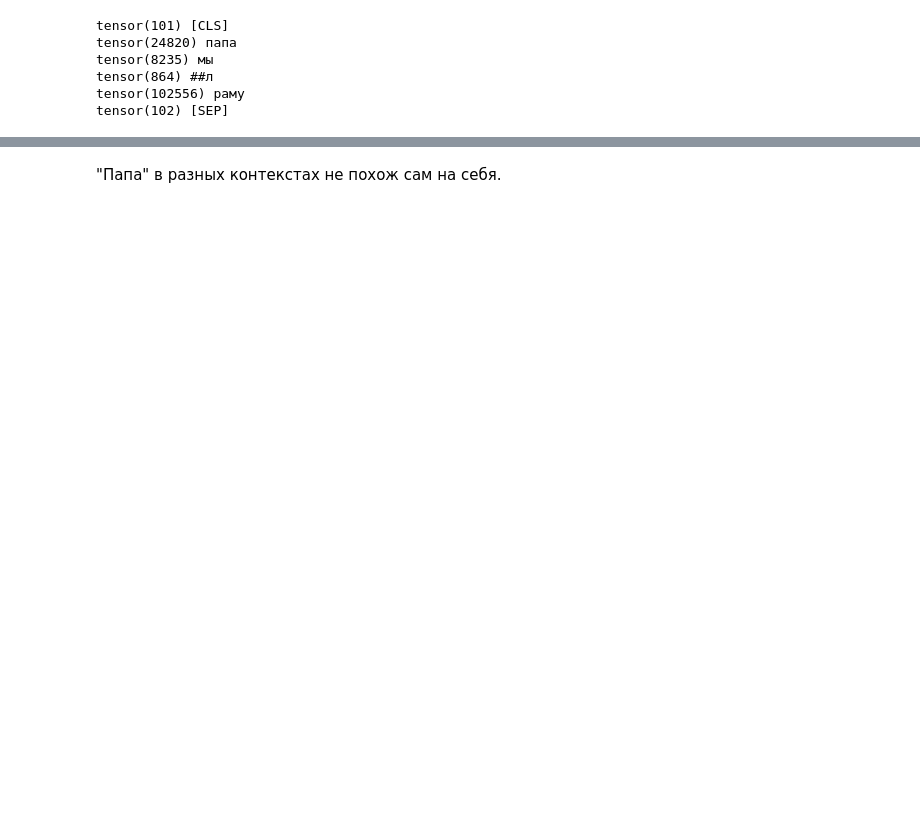
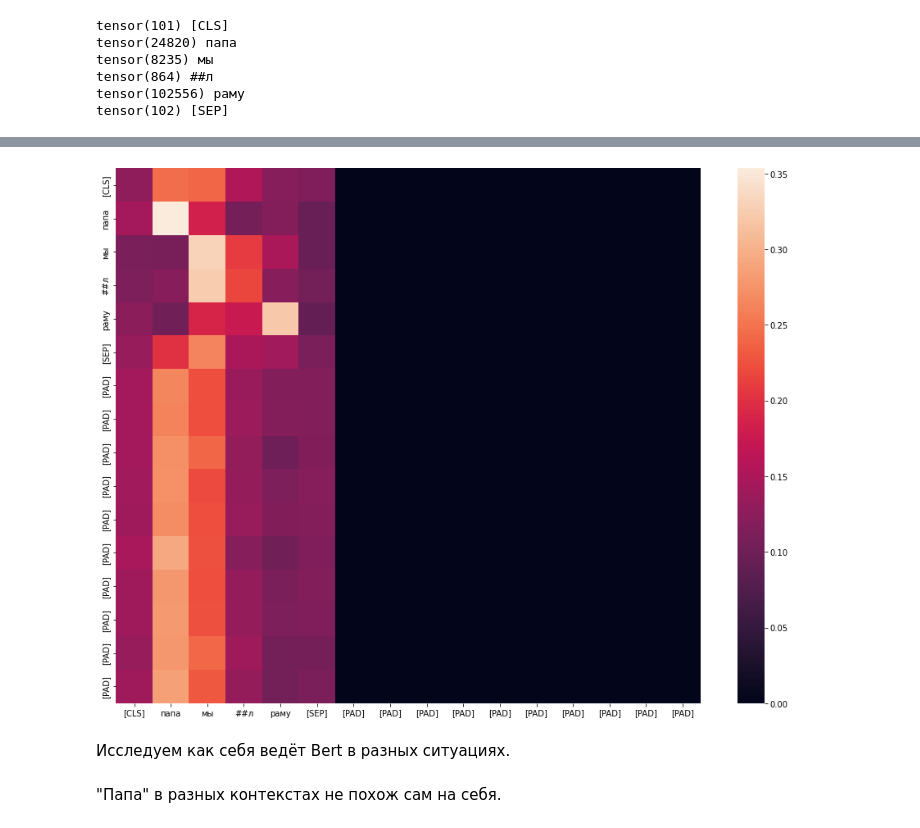
Before and after one commit to klyshinsky/NLP_VVSU_2024, a Jupyter notebook: Lecture_10_W2V_Bert.ipynb, the cells around one changed output, grey strips where cells are left out. Drawn from its saved outputs; the diff is of its cells as text; code cells hidden in the pictures; blank space fills up the shorter version.

```diff
--- a/Lecture_10_W2V_Bert.ipynb
+++ b/Lecture_10_W2V_Bert.ipynb
@@ -1090,0 +1121,7 @@ tensor(102) [SEP]
+# %%
+toks = tokenizer(text_1, padding='max_length', truncation=True, return_tensors='pt',
+          max_length=16)
+with torch.no_grad():
+    model_output = model(**{k: v.to(model.device) for k, v in toks.items()},
+                         output_attentions=True,
+                         output_hidden_states=True)
@@ -1091 +1148,12 @@ tensor(102) [SEP]
+# %%
+words = tokenizer.convert_ids_to_tokens(toks['input_ids'][0])
+sns.heatmap(
+    torch.mean(model_output.attentions[10], dim=1).squeeze(),
+    xticklabels=words,
+    yticklabels=words
+    );
+# %% [output]
+[figure, added]
+# %% [markdown]
+Исследуем как себя ведёт Bert в разных ситуациях.
 # %%
```
Also changed, not shown: parts of 26 cells of this notebook, 7 other files.
